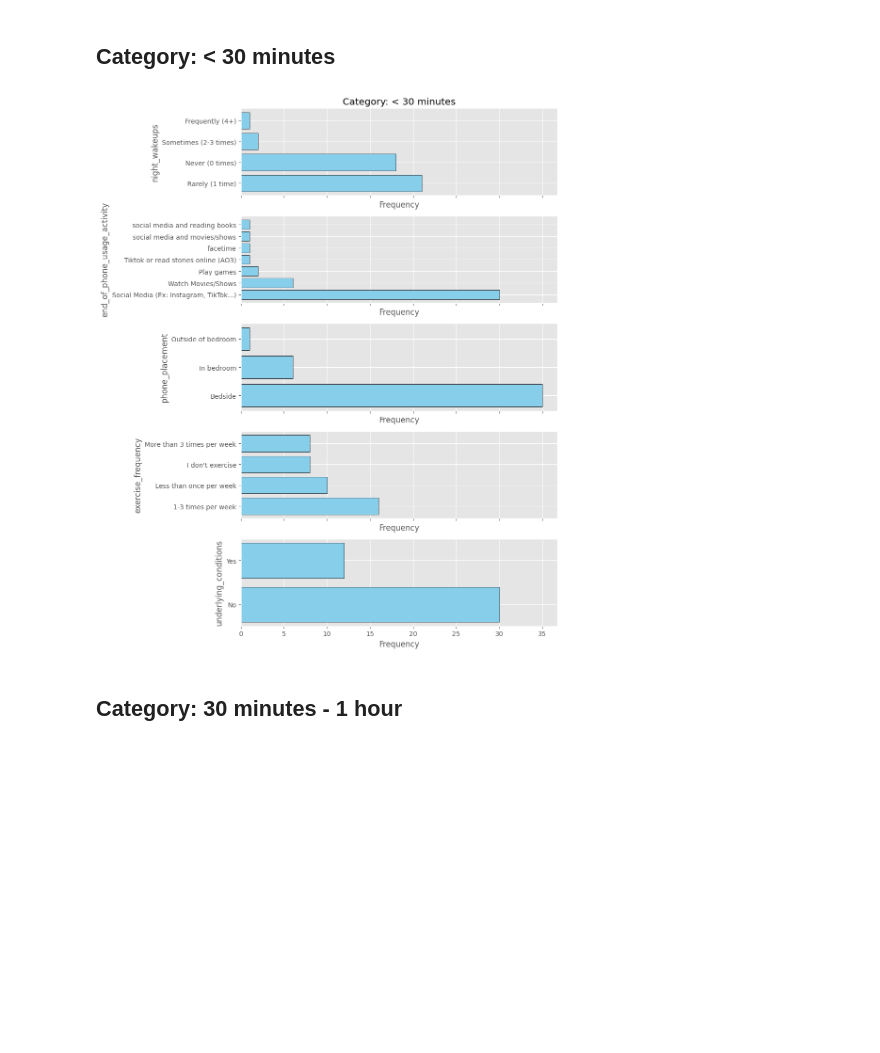
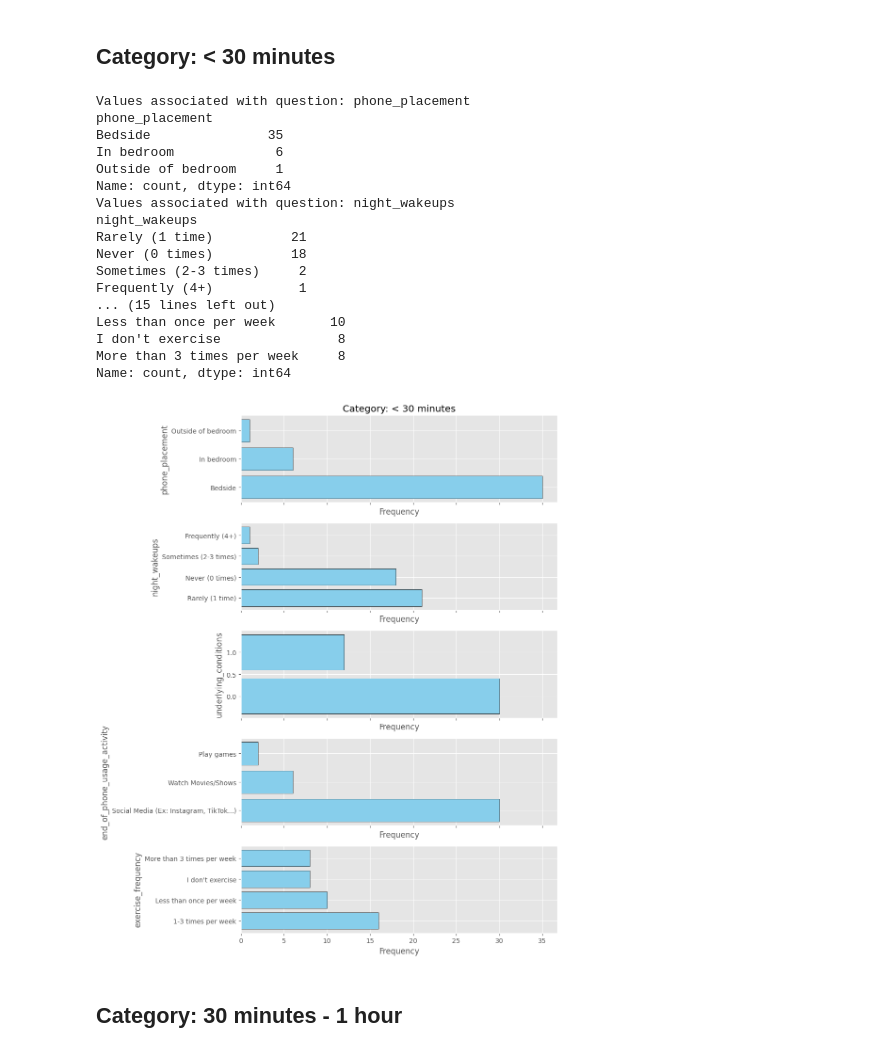
Before and after one commit to NathanGrenier/ENGR-371, a Jupyter notebook: analysis.ipynb, the cells around one changed output. Saved outputs shown, nothing was run; the diff lists cells and outputs as text; code cells hidden in the pictures; blank space fills up the shorter version.

```diff
--- a/analysis.ipynb
+++ b/analysis.ipynb
@@ -153,40 +152,63 @@ Standard Deviation: 1.24h
 # %% [markdown]
 ## Category: < 30 minutes
 # %%
-import pandas as pd
-import seaborn as sns
 import matplotlib.pyplot as plt
 
 category = "< 30 minutes"
 
 # Define the DataFrame directly
 data = {
     "end_of_phone_usage_activity",
     "phone_placement",
     "night_wakeups",
     "underlying_conditions",
     "exercise_frequency"
 }
 
 # Plot the vertical bar graphs for each question
 fig, axes = plt.subplots(len(data), figsize=(10, 12), sharex=True)
 
 axes[0].set_title(f"Category: {category}")
 
 for i, question in enumerate(data):
     filtered_df = df[df["end_of_phone_usage"] == category]
 
+    # Limiting options for "end_of_phone_usage_activity"
+    if question == "end_of_phone_usage_activity":
+        filtered_df = filtered_df[filtered_df[question].isin(["Social Media (Ex: Instagram, TikTok...)", "Watch Movies/Shows", "Play games"])]
+
     # Count occurrences of each option in the current column
     counts = filtered_df[question].value_counts()
+
+    # Print associated values to the question
+    print(f"Values associated with question: {question}")
+    print(counts)
 
     axes[i].barh(counts.index, counts.values, color="skyblue", edgecolor='black')
     axes[i].set_xlabel("Frequency")
     axes[i].set_ylabel(question)
 
 plt.tight_layout()
 plt.show()
 # %% [output]
+Values associated with question: phone_placement
+phone_placement
+Bedside               35
+In bedroom             6
+Outside of bedroom     1
+Name: count, dtype: int64
+Values associated with question: night_wakeups
+night_wakeups
+Rarely (1 time)          21
+Never (0 times)          18
+Sometimes (2-3 times)     2
+Frequently (4+)           1
+... (15 lines left out)
+Less than once per week       10
+I don't exercise               8
+More than 3 times per week     8
+Name: count, dtype: int64
-[figure, old version]
+[figure, new version]
 # %% [markdown]
 ## Category: 30 minutes - 1 hour
 # %%
```
Also changed, not shown: parts of 7 cells of this notebook.
